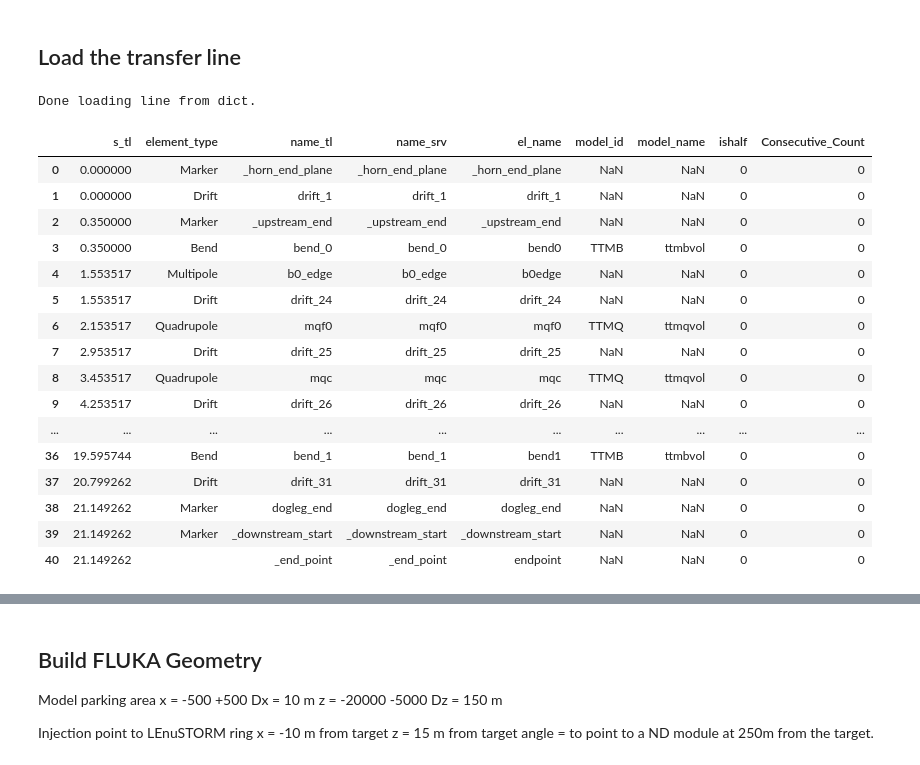
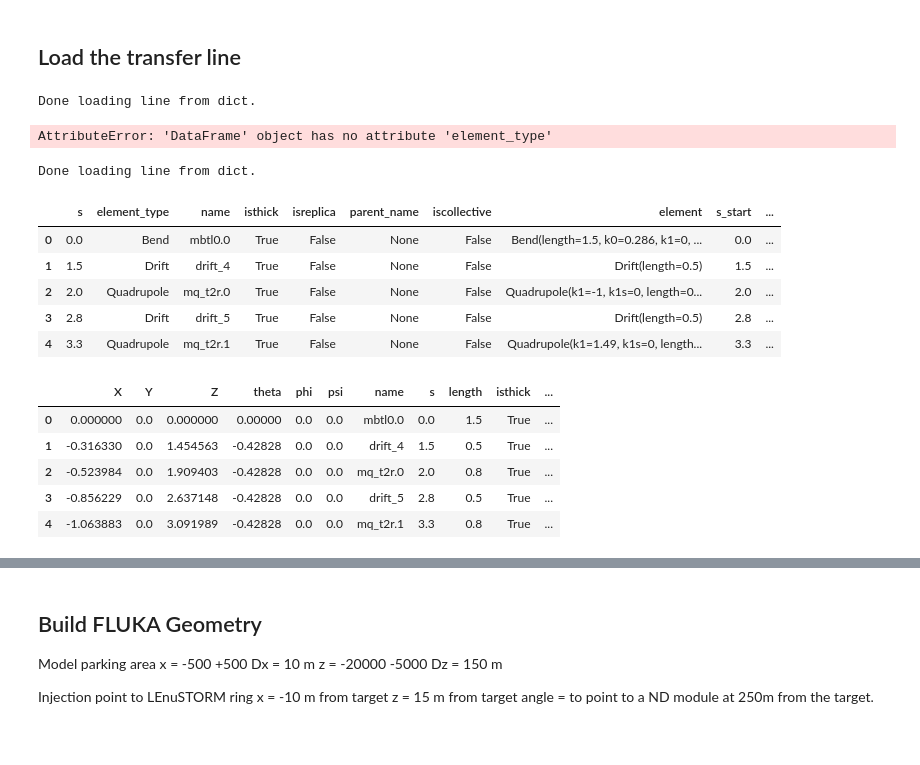
Before and after one commit to JulienHIEGEL/essnusbsim, a Jupyter notebook: myanal/lenustorm.ipynb, the cells around one changed output, grey strips where cells are left out. Drawn from its saved outputs; the diff is of its cells as text; code cells hidden in the pictures.

```diff
--- a/myanal/lenustorm.ipynb
+++ b/myanal/lenustorm.ipynb
@@ -225,7 +209,8 @@ FULL_RING.survey().plot()
 # fin = '/Users/iliasefthymiopoulos/cernbox/Projects/ESS_NuBeam/From_Max/ESSnuSB_transline.ESSnuSB_dogleg'
 # fin = '/Users/iliasefthymiopoulos/cernbox/Projects/ESS_NuBeam/From_Max/20241212-line-triplet.json'
 # fin = '/Users/iliasefthymiopoulos/cernbox/Projects/ESS_NuBeam/From_Max/20241213-thicklensline.json'
-fin = './20241213-thicklensline.json'
+# fin = './20241213-thicklensline.json'
+fin = '/Users/iliasefthymiopoulos/cernbox/Projects/ESS_NuBeam/From_Max/20250807-transfer-line-1050.20250807-transfer-line-1050'
 
 TRANSLINE, t2r_df, srv_df, tlcomplete_df = bsim.gen_t2rline(fin)
 
@@ -233,20 +218,26 @@ ttcols2use = ['s_tl','element_type','name_tl','name_srv','el_name','model_id', '
 tlcomplete_df[ttcols2use]
 # %% [output]
 Done loading line from dict.
-|  | s_tl | element_type | name_tl | name_srv | el_name | model_id | model_name | ishalf | Consecutive_Count |
-| 0 | 0.000000 | Marker | _horn_end_plane | _horn_end_plane | _horn_end_plane | NaN | NaN | 0 | 0 |
-| 1 | 0.000000 | Drift | drift_1 | drift_1 | drift_1 | NaN | NaN | 0 | 0 |
-| 2 | 0.350000 | Marker | _upstream_end | _upstream_end | _upstream_end | NaN | NaN | 0 | 0 |
-| 3 | 0.350000 | Bend | bend_0 | bend_0 | bend0 | TTMB | ttmbvol | 0 | 0 |
-| 4 | 1.553517 | Multipole | b0_edge | b0_edge | b0edge | NaN | NaN | 0 | 0 |
-| 5 | 1.553517 | Drift | drift_24 | drift_24 | drift_24 | NaN | NaN | 0 | 0 |
-| 6 | 2.153517 | Quadrupole | mqf0 | mqf0 | mqf0 | TTMQ | ttmqvol | 0 | 0 |
-| 7 | 2.953517 | Drift | drift_25 | drift_25 | drift_25 | NaN | NaN | 0 | 0 |
-| 8 | 3.453517 | Quadrupole | mqc | mqc | mqc | TTMQ | ttmqvol | 0 | 0 |
-| 9 | 4.253517 | Drift | drift_26 | drift_26 | drift_26 | NaN | NaN | 0 | 0 |
-| ... | ... | ... | ... | ... | ... | ... | ... | ... | ... |
-| 36 | 19.595744 | Bend | bend_1 | bend_1 | bend1 | TTMB | ttmbvol | 0 | 0 |
-| 37 | 20.799262 | Drift | drift_31 | drift_31 | drift_31 | NaN | NaN | 0 | 0 |
-| 38 | 21.149262 | Marker | dogleg_end | dogleg_end | dogleg_end | NaN | NaN | 0 | 0 |
-| 39 | 21.149262 | Marker | _downstream_start | _downstream_start | _downstream_start | NaN | NaN | 0 | 0 |
-| 40 | 21.149262 |  | _end_point | _end_point | endpoint | NaN | NaN | 0 | 0 |
+AttributeError: 'DataFrame' object has no attribute 'element_type'
+# %%
+TRANSLINE = xt.Line.from_json(fin)
+# %% [output]
+Done loading line from dict.
+# %%
+_dfy = TRANSLINE.to_pandas()
+_dfysrv = TRANSLINE.survey().to_pandas()
+display(_dfy.head())
+display(_dfysrv.head())
+# %% [output]
+|  | s | element_type | name | isthick | isreplica | parent_name | iscollective | element | s_start | ... |
+| 0 | 0.0 | Bend | mbtl0.0 | True | False | None | False | Bend(length=1.5, k0=0.286, k1=0, ... | 0.0 | ... |
+| 1 | 1.5 | Drift | drift_4 | True | False | None | False | Drift(length=0.5) | 1.5 | ... |
+| 2 | 2.0 | Quadrupole | mq_t2r.0 | True | False | None | False | Quadrupole(k1=-1, k1s=0, length=0... | 2.0 | ... |
+| 3 | 2.8 | Drift | drift_5 | True | False | None | False | Drift(length=0.5) | 2.8 | ... |
+| 4 | 3.3 | Quadrupole | mq_t2r.1 | True | False | None | False | Quadrupole(k1=1.49, k1s=0, length... | 3.3 | ... |
+|  | X | Y | Z | theta | phi | psi | name | s | length | isthick | ... |
+| 0 | 0.000000 | 0.0 | 0.000000 | 0.00000 | 0.0 | 0.0 | mbtl0.0 | 0.0 | 1.5 | True | ... |
+| 1 | -0.316330 | 0.0 | 1.454563 | -0.42828 | 0.0 | 0.0 | drift_4 | 1.5 | 0.5 | True | ... |
+| 2 | -0.523984 | 0.0 | 1.909403 | -0.42828 | 0.0 | 0.0 | mq_t2r.0 | 2.0 | 0.8 | True | ... |
+| 3 | -0.856229 | 0.0 | 2.637148 | -0.42828 | 0.0 | 0.0 | drift_5 | 2.8 | 0.5 | True | ... |
+| 4 | -1.063883 | 0.0 | 3.091989 | -0.42828 | 0.0 | 0.0 | mq_t2r.1 | 3.3 | 0.8 | True | ... |
```
Also changed, not shown: parts of 11 cells of this notebook, 5 other files.
